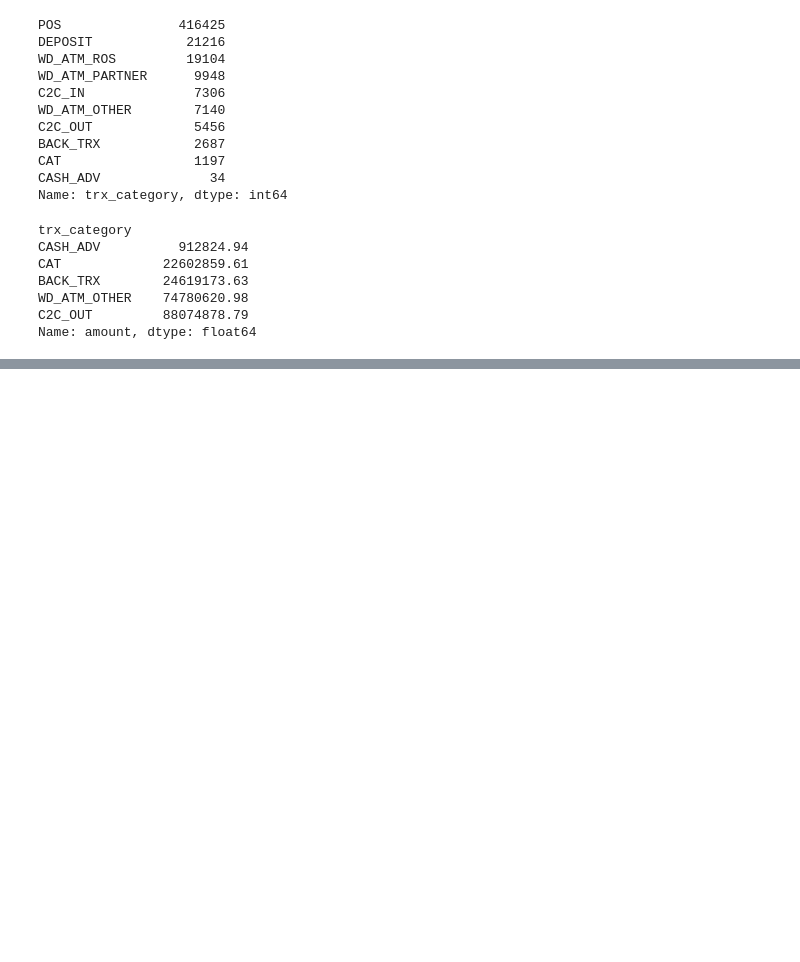
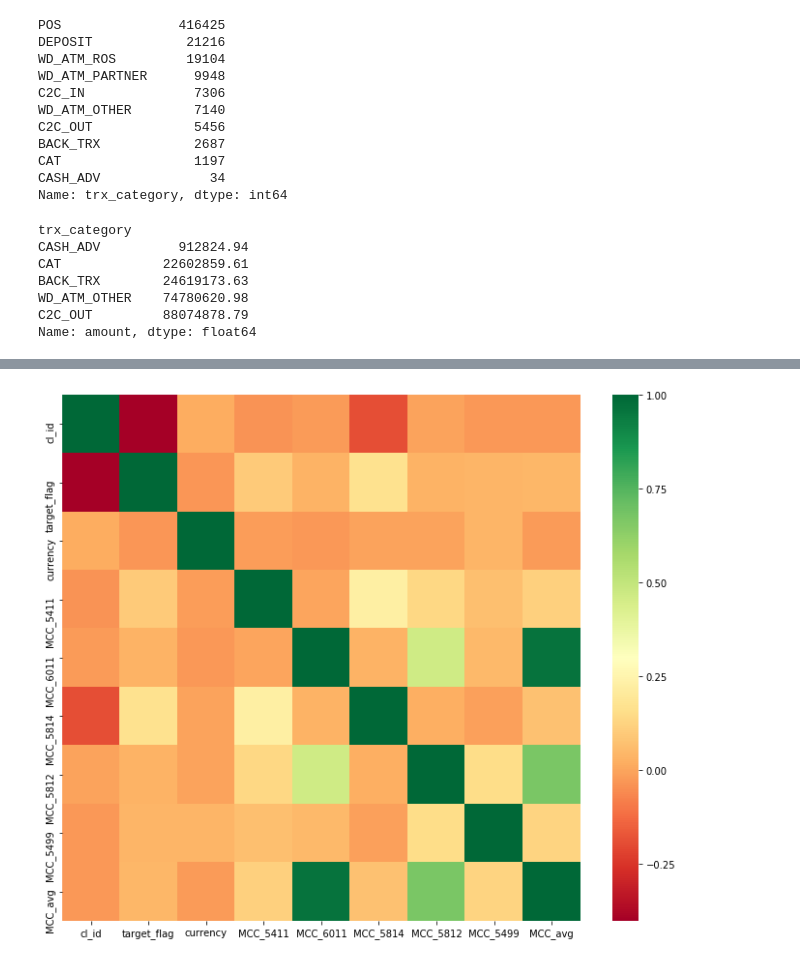
Before and after one commit to OrelAnas/python, a Jupyter notebook: homework_train_test.ipynb, the cells around one changed output, grey strips where cells are left out. Drawn from its saved outputs; the diff is of its cells as text; code cells hidden in the pictures; blank space fills up the shorter version.

```diff
--- a/homework_train_test.ipynb
+++ b/homework_train_test.ipynb
@@ -165,0 +198,6 @@ Name: amount, dtype: float64
+# %%
+# Проверим сами значения корреляции между числовыми признаками датасета:
+fig, ax = plt.subplots(figsize=(12,10))
+sns.heatmap(cl_ids_train.corr(),annot=False,cmap="RdYlGn");
+# %% [output]
+[figure, added]
```
Also changed, not shown: parts of 14 cells of this notebook.
